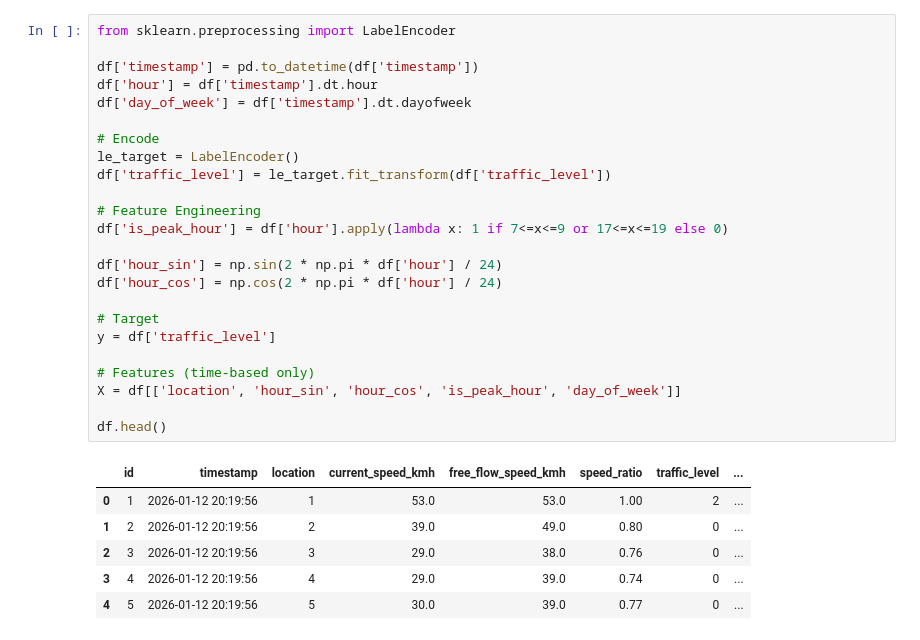
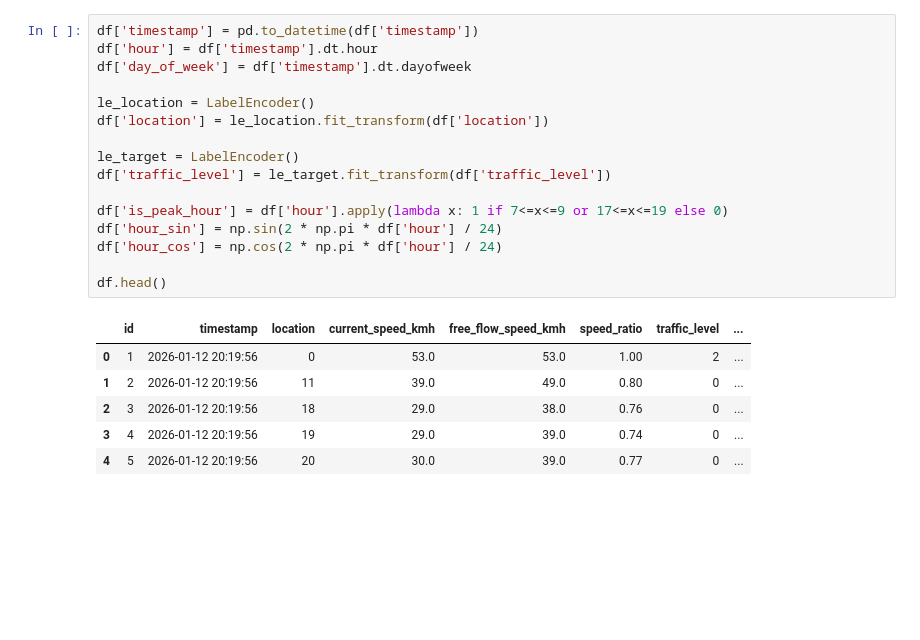
Before and after one commit to Rufus1507/ADY201m_QE200101_QE200080_GIAO_THONG_THONG_MINH, a Jupyter notebook: notebooks/2_Modeling.ipynb, the cells around one changed output. Drawn from its saved outputs; the diff is of its cells as text; blank space fills up the shorter version.

```diff
--- a/notebooks/2_Modeling.ipynb
+++ b/notebooks/2_Modeling.ipynb
@@ -34,33 +35,25 @@ Columns: ['id', 'timestamp', 'location', 'current_speed_kmh', 'free_flow_speed_k
 | 3 | 4 | 2026-01-12 20:19:56 | 4 | 29.0 | 39.0 | 0.74 | DONG | ... |
 | 4 | 5 | 2026-01-12 20:19:56 | 5 | 30.0 | 39.0 | 0.77 | DONG | ... |
 # %%
-from sklearn.preprocessing import LabelEncoder
-
 df['timestamp'] = pd.to_datetime(df['timestamp'])
 df['hour'] = df['timestamp'].dt.hour
 df['day_of_week'] = df['timestamp'].dt.dayofweek
 
-# Encode
+le_location = LabelEncoder()
+df['location'] = le_location.fit_transform(df['location'])
+
 le_target = LabelEncoder()
 df['traffic_level'] = le_target.fit_transform(df['traffic_level'])
 
-# Feature Engineering
 df['is_peak_hour'] = df['hour'].apply(lambda x: 1 if 7<=x<=9 or 17<=x<=19 else 0)
-
 df['hour_sin'] = np.sin(2 * np.pi * df['hour'] / 24)
 df['hour_cos'] = np.cos(2 * np.pi * df['hour'] / 24)
 
-# Target
-y = df['traffic_level']
-
-# Features (time-based only)
-X = df[['location', 'hour_sin', 'hour_cos', 'is_peak_hour', 'day_of_week']]
-
 df.head()
 # %% [output]
 |  | id | timestamp | location | current_speed_kmh | free_flow_speed_kmh | speed_ratio | traffic_level | ... |
-| 0 | 1 | 2026-01-12 20:19:56 | 1 | 53.0 | 53.0 | 1.00 | 2 | ... |
-| 1 | 2 | 2026-01-12 20:19:56 | 2 | 39.0 | 49.0 | 0.80 | 0 | ... |
-| 2 | 3 | 2026-01-12 20:19:56 | 3 | 29.0 | 38.0 | 0.76 | 0 | ... |
-| 3 | 4 | 2026-01-12 20:19:56 | 4 | 29.0 | 39.0 | 0.74 | 0 | ... |
-| 4 | 5 | 2026-01-12 20:19:56 | 5 | 30.0 | 39.0 | 0.77 | 0 | ... |
+| 0 | 1 | 2026-01-12 20:19:56 | 0 | 53.0 | 53.0 | 1.00 | 2 | ... |
+| 1 | 2 | 2026-01-12 20:19:56 | 11 | 39.0 | 49.0 | 0.80 | 0 | ... |
+| 2 | 3 | 2026-01-12 20:19:56 | 18 | 29.0 | 38.0 | 0.76 | 0 | ... |
+| 3 | 4 | 2026-01-12 20:19:56 | 19 | 29.0 | 39.0 | 0.74 | 0 | ... |
+| 4 | 5 | 2026-01-12 20:19:56 | 20 | 30.0 | 39.0 | 0.77 | 0 | ... |
```
Also changed, not shown: parts of 17 cells of this notebook, 5 other files.
